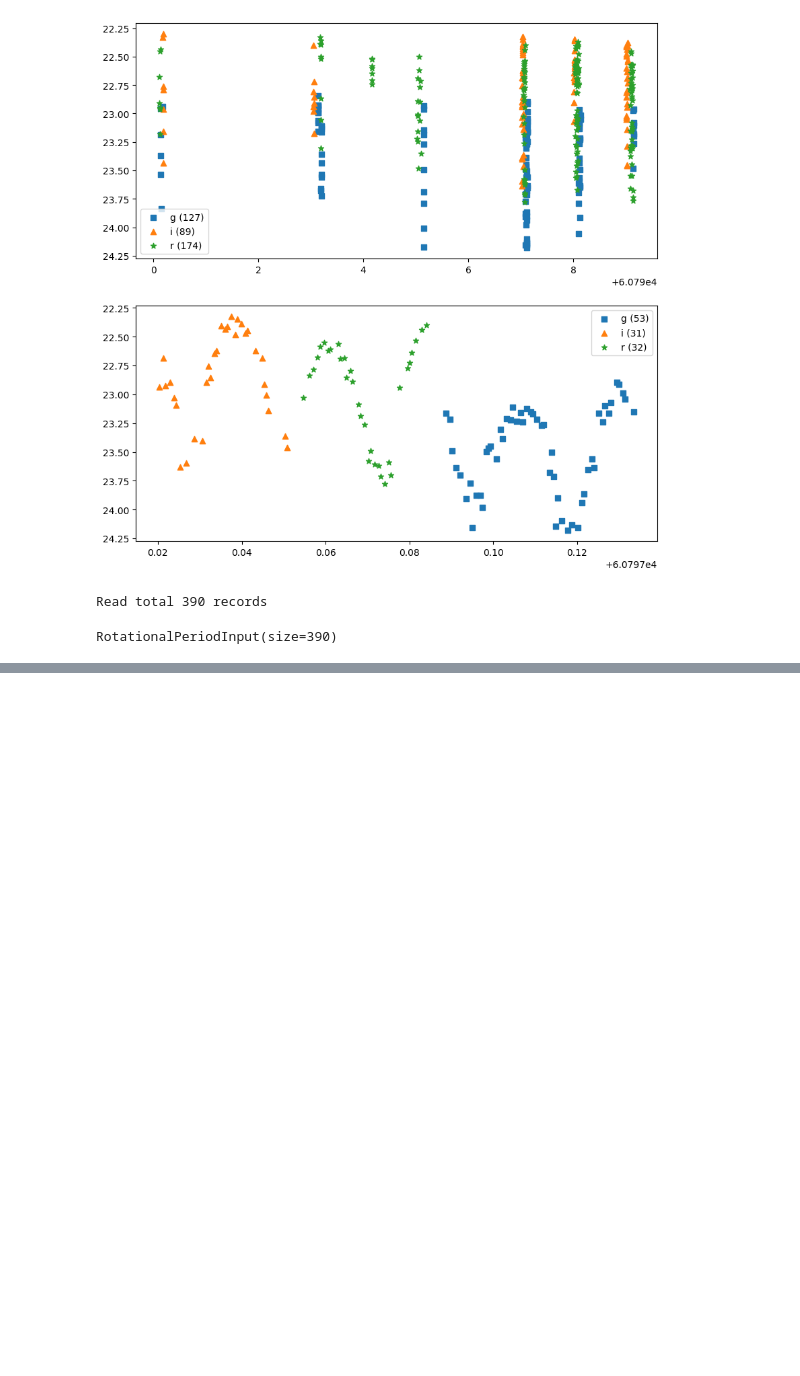
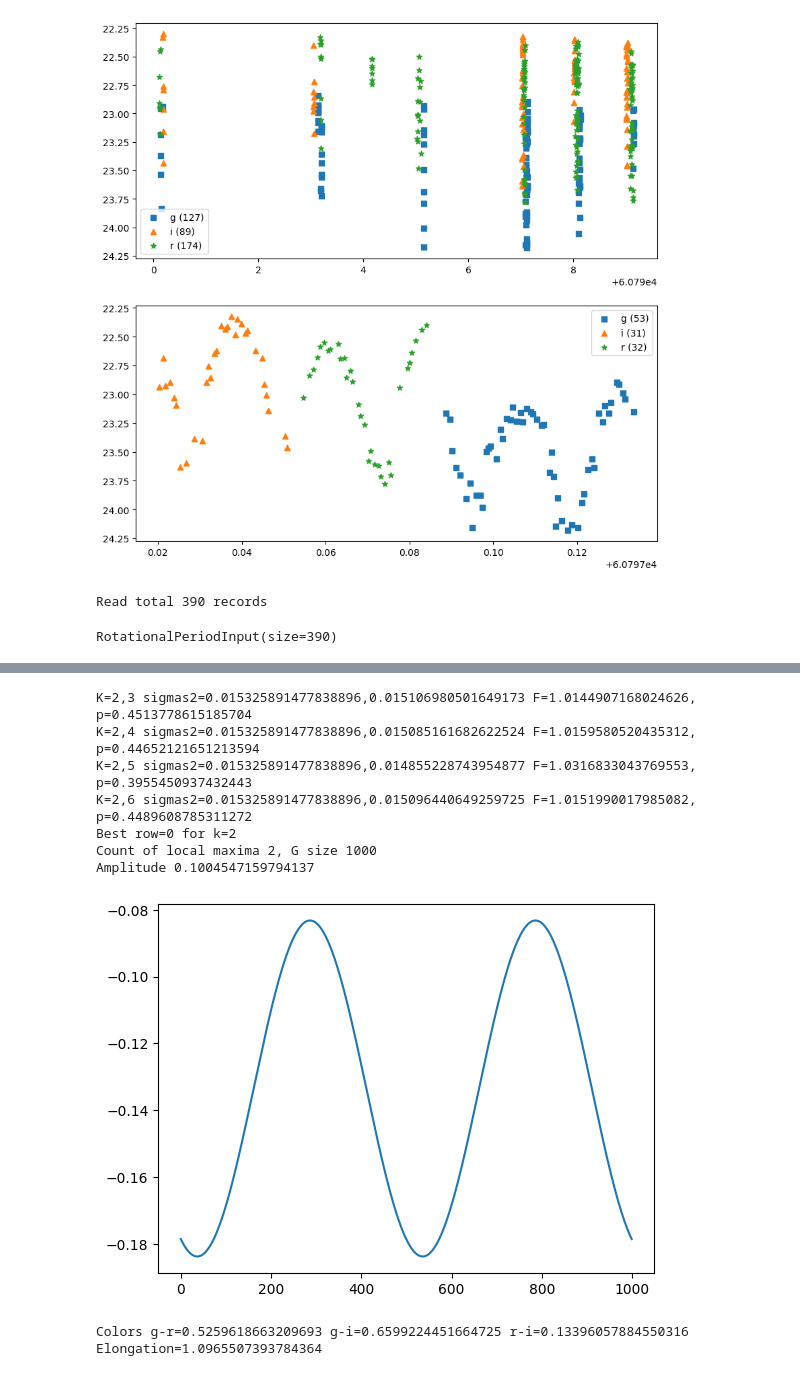
Before and after one commit to HoodedCrow/adam_core, a Jupyter notebook: examples/rotation_period.ipynb, the cells around one changed output, grey strips where cells are left out. Cells and saved outputs as stored; diff of their text form; code cells hidden in the pictures; blank space fills up the shorter version.

```diff
--- a/examples/rotation_period.ipynb
+++ b/examples/rotation_period.ipynb
@@ -324,0 +330,26 @@ AssertionError:
+# %%
+import scipy
+def best_row_by_f(fourier_result):
+    alpha = 0.05
+    best_row = 0
+    best_row_changed = True
+    while best_row_changed:
+        best_row_changed = False
+        k_i, sigma2_i, freq_i, fit_i, size_i = fourier_result[best_row]
+        for j in range(best_row+1, len(fourier_result)):
+            k_j, sigma2_j, freq_j, fit_j, size_j = fourier_result[j]
+            F = sigma2_i / sigma2_j
+            p = 1-scipy.stats.f.cdf(F, size_i-1, size_j-1)
+
+            print(f"K={k_i},{k_j} sigmas2={sigma2_i},{sigma2_j} F={F}, p={p}")
+            if p < alpha and sigma2_j < sigma2_i:
+                # Reject sigma_i == sigma_j
+                # Model j is "significantly better"
+                print(f"Switch best row to {j}")
+                best_row = j
+                best_row_changed = True
+                break
+    print(f"Best row={best_row} for k={fourier_result[best_row][0]}")
+    return fourier_result[best_row]
+
+best_fit_mm81 = best_row_by_f(fit_mm81)
@@ -324,0 +462,7 @@ AssertionError:
+# %%
+# Try 2025 MA46. Expect H=18.1, mean mag r band=23.13, num obs 291, arc 12, period 5.9, ampl 0.6
+# g-r=0.53, g-i=0.71, r-i=0.18, elong=1.6
+ma46_id = "2025 MA46"
+ma46_selection, ma46_obstime, ma46_otime, ma46_mag = subset_data(ma46_id, all_data)
+ma46_inputs = cache_or_query_rotational_period_inputs(ma46_id, "X05", ma46_obstime)
+ma46_selection["band"].unique().to_pylist()
@@ -324,0 +480,2 @@ AssertionError:
+# %%
+fit_ma46 = run_fourier(ma46_selection, ma46_inputs, ma46_obstime)
@@ -324,0 +490,15 @@ AssertionError:
+# %%
+best_fit_ma46 = best_row_by_f(fit_ma46)
+colors_ma46 = amplitude(best_fit_ma46, np.deg2rad(np.average(ma46_inputs.angle)))
+# print(f"Best ampl,g-r,g-i,r-i {amplitude(best_fit_ma46, np.deg2rad(np.average(ma46_inputs.angle)))} for k={best_fit_ma46[0]}")
+# %% [output]
+K=2,3 sigmas2=0.015325891477838896,0.015106980501649173 F=1.0144907168024626, p=0.4513778615185704
+K=2,4 sigmas2=0.015325891477838896,0.015085161682622524 F=1.0159580520435312, p=0.44652121651213594
+K=2,5 sigmas2=0.015325891477838896,0.014855228743954877 F=1.0316833043769553, p=0.3955450937432443
+K=2,6 sigmas2=0.015325891477838896,0.015096440649259725 F=1.0151990017985082, p=0.4489608785311272
+Best row=0 for k=2
+Count of local maxima 2, G size 1000
+Amplitude 0.1004547159794137
+[figure, added]
+Colors g-r=0.5259618663209693 g-i=0.6599224451664725 r-i=0.13396057884550316
+Elongation=1.0965507393784364
```
Also changed, not shown: parts of 13 cells of this notebook.
